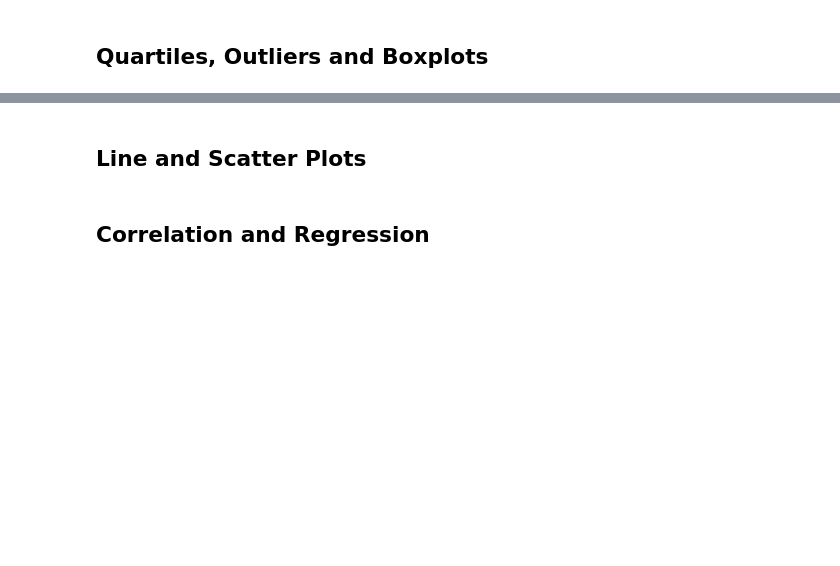
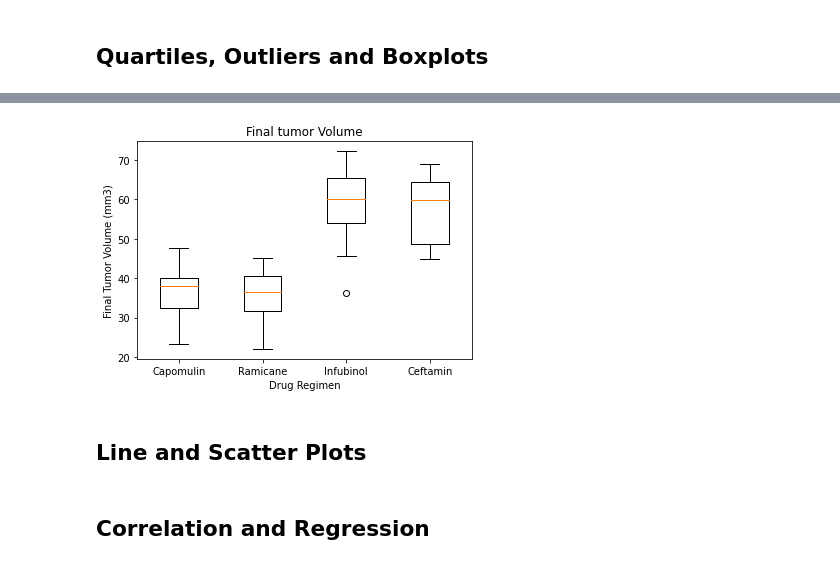
Before and after one commit to kpellas/MATPLOTLIB-Challenge, a Jupyter notebook: pymaceuticals.ipynb, the cells around one changed output, grey strips where cells are left out. Saved outputs shown, nothing was run; the diff lists cells and outputs as text; code cells hidden in the pictures; blank space fills up the shorter version.

Commit message:
Through to Quaartiles, Outliers and Boxplots

```diff
--- a/pymaceuticals.ipynb
+++ b/pymaceuticals.ipynb
@@ -206,3 +369,23 @@ plt.legend();
+# %%
+# Generate a box plot of the final tumor volume of each mouse across four regimens of interest
+data = [capomulin_tum, ramicane_tum, infubinol_tum, ceftamin_tum]
+drugs = ["Capomulin", "Ramicane", "Infubinol", "Ceftamin"]
+plt.subplots()
+
+plt.title('Final tumor Volume')
+plt.ylabel('Final Tumor Volume (mm3)')
+plt.xlabel('Drug Regimen')
+# ax.xticks(["Capomulin", "Ramicane", "Infubinol", "Ceftamin"])
+
+plt.boxplot(data)
+plt.xticks([1, 2, 3, 4], drugs)
+
+
+
+
+plt.show()
+# %% [output]
+[figure, added]
 # %% [markdown]
 ## Line and Scatter Plots
 # %%
```
Also changed, not shown: parts of 11 cells of this notebook.
